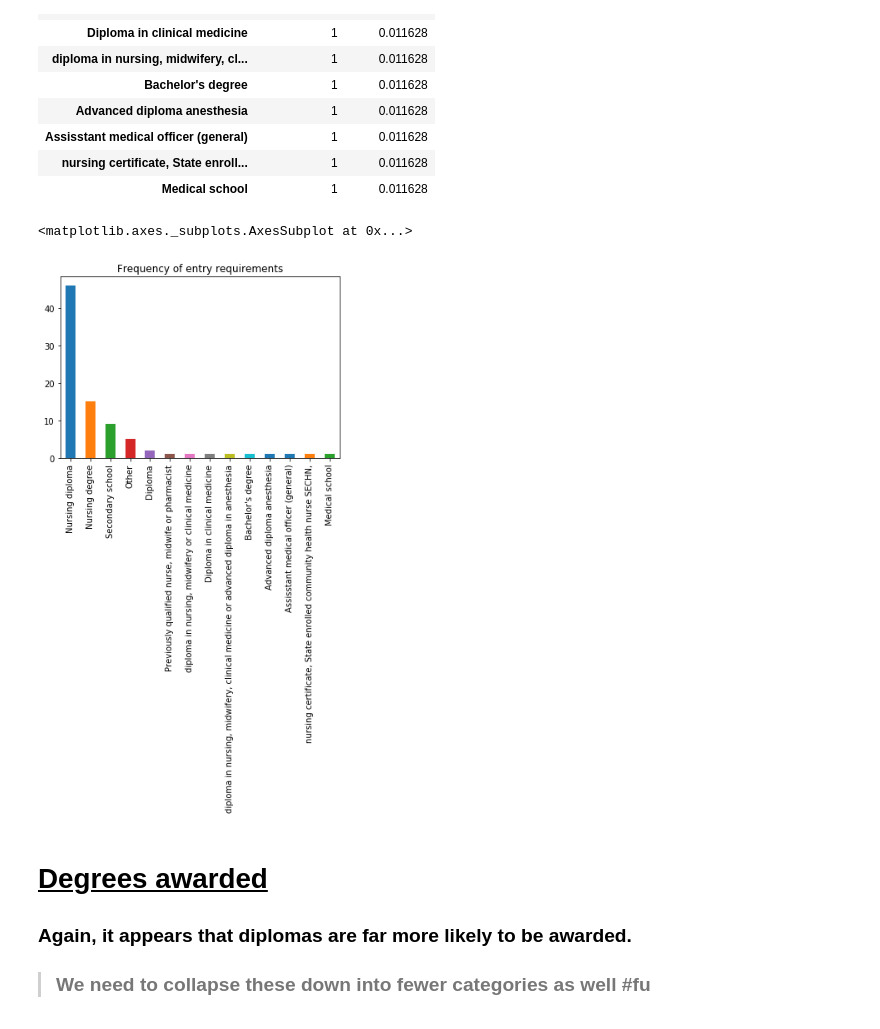
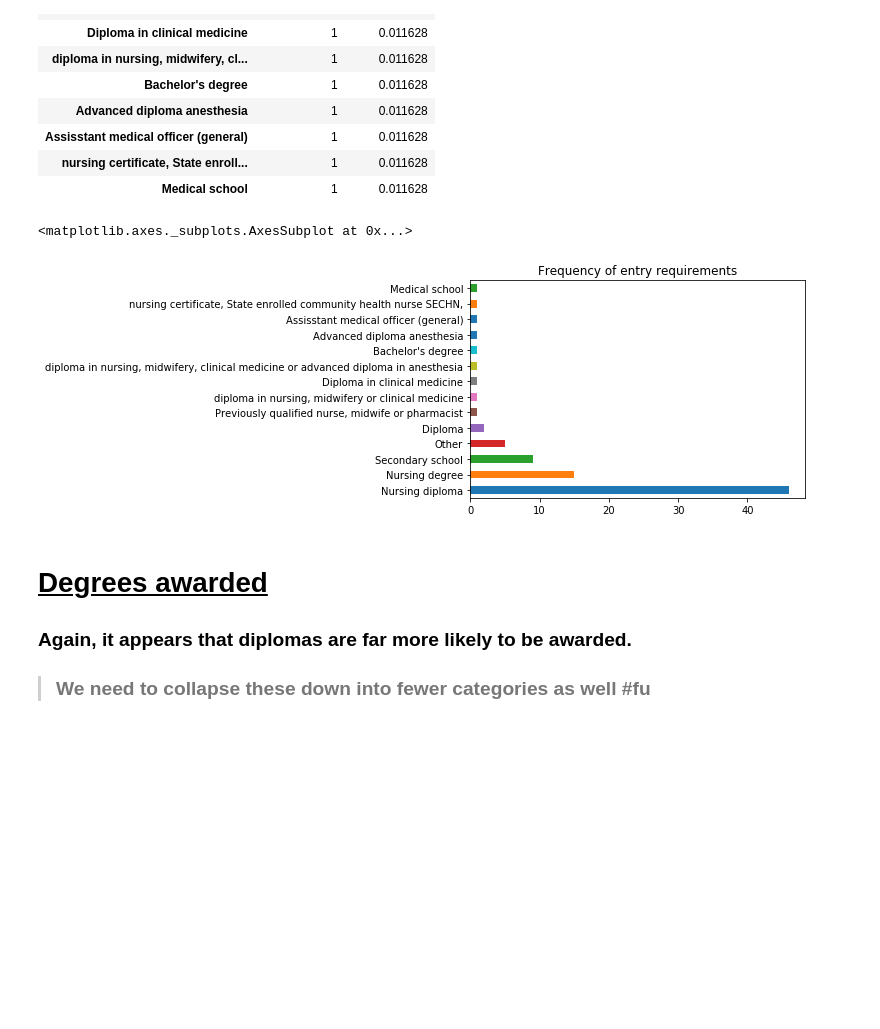
Before and after one commit to lawtj/npa, a Jupyter notebook: npa data.ipynb, the cells around one changed output. Cells and saved outputs as stored; diff of their text form; code cells hidden in the pictures; blank space fills up the shorter version.

```diff
--- a/npa data.ipynb
+++ b/npa data.ipynb
@@ -276,10 +276,10 @@ reqstab
 | nursing certificate, State enroll... | 1 | 0.011628 |
 | Medical school | 1 | 0.011628 |
 # %%
-reqs.plot.bar(title='Frequency of entry requirements')
+reqs.plot.barh(title='Frequency of entry requirements')
 # %% [output]
 <matplotlib.axes._subplots.AxesSubplot at 0x...>
-[figure, old version]
+[figure, new version]
 # %% [markdown]
 # <u> <a name='degree'>Degrees awarded </u></a>
 ### Again, it appears that diplomas are far more likely to be awarded.
```
Also changed, not shown: parts of 6 cells of this notebook.
